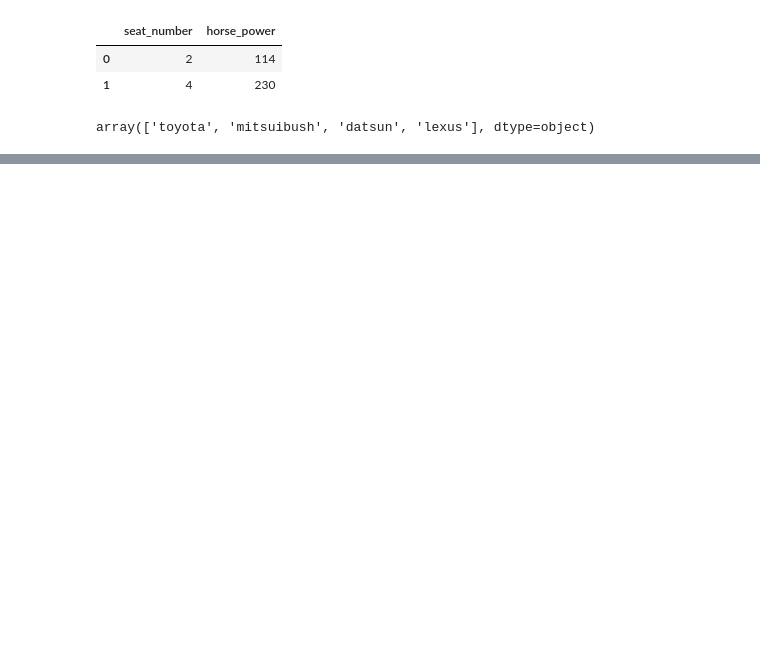
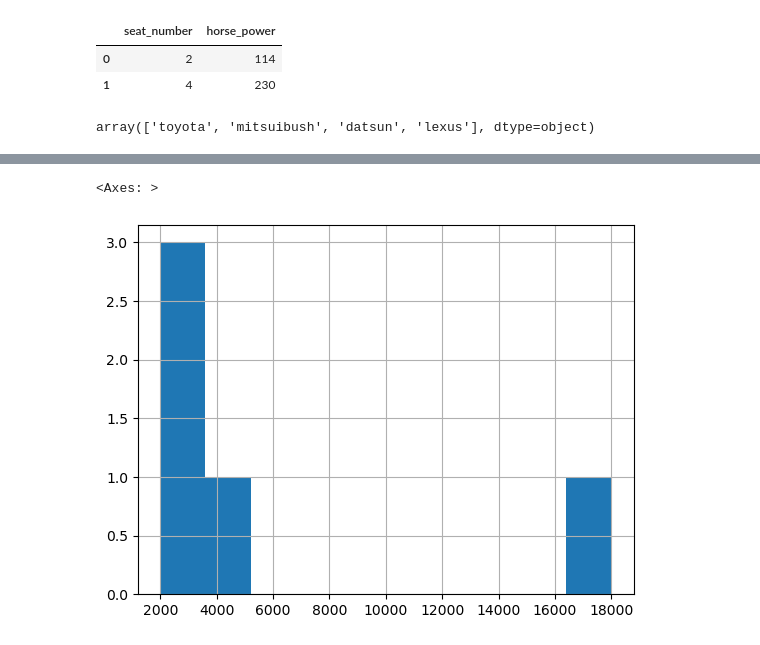
Before and after one commit to henorch/matplotlib, a Jupyter notebook: Working With Pandas.ipynb, the cells around one changed output, grey strips where cells are left out. Drawn from its saved outputs; the diff is of its cells as text; code cells hidden in the pictures; blank space fills up the shorter version.

```diff
--- a/Working With Pandas.ipynb
+++ b/Working With Pandas.ipynb
@@ -85,0 +107,5 @@ array(['toyota', 'mitsuibush', 'datsun', 'lexus'], dtype=object)
+# %%
+car_data["car-price"].hist()
+# %% [output]
+<Axes: >
+[figure, added]
```
Also changed, not shown: parts of 11 cells of this notebook, 4 other files.
